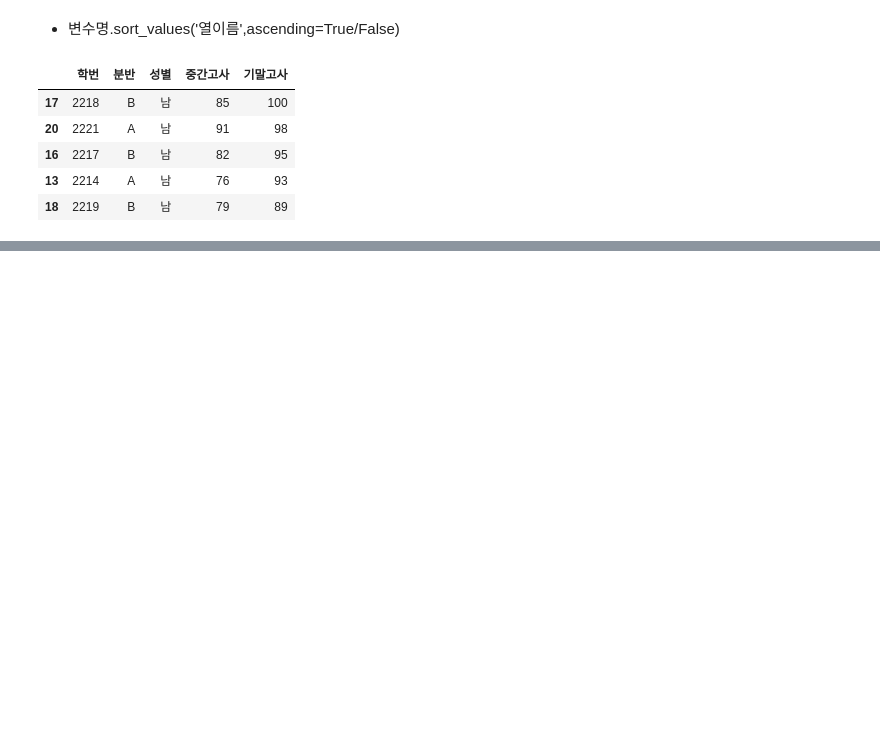
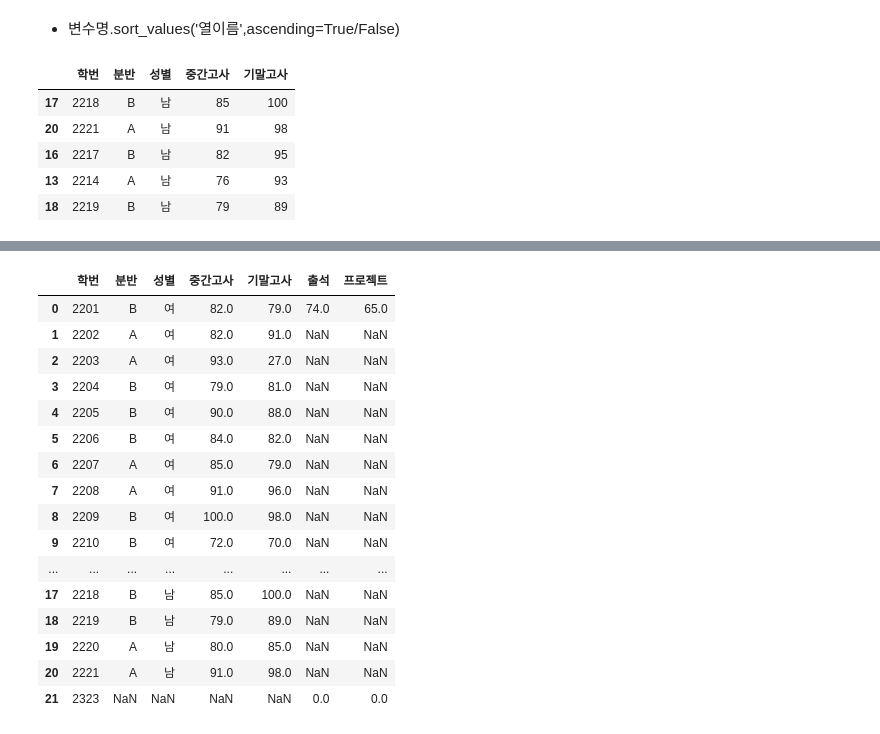
Before and after one commit to kimomin/DataAnalysis, a Jupyter notebook: 3rd_pandas.ipynb, the cells around one changed output, grey strips where cells are left out. Cells and saved outputs as stored; diff of their text form; code cells hidden in the pictures; blank space fills up the shorter version.

```diff
--- a/3rd_pandas.ipynb
+++ b/3rd_pandas.ipynb
@@ -164,0 +201,3 @@ score1.sort_values(['성별','기말고사'], ascending=[True,False]).head()
+# %%
+test1 = pd.read_csv('data/test.csv', encoding='cp949') # 폴더 경로 에러 날 때 역슬래쉬를 슬래쉬로 바꾸거나 ''앞에 r 붙이기
+test1
@@ -164,0 +250,23 @@ score1.sort_values(['성별','기말고사'], ascending=[True,False]).head()
+# %%
+# score1, test1 변수 내용을 열방향으로 결합, mgscore2로 저장, 합집합
+
+mgScore2 = pd.merge(score1, test1, on='학번', how='outer')
+mgScore2
+# %% [output]
+|  | 학번 | 분반 | 성별 | 중간고사 | 기말고사 | 출석 | 프로젝트 |
+| 0 | 2201 | B | 여 | 82.0 | 79.0 | 74.0 | 65.0 |
+| 1 | 2202 | A | 여 | 82.0 | 91.0 | NaN | NaN |
+| 2 | 2203 | A | 여 | 93.0 | 27.0 | NaN | NaN |
+| 3 | 2204 | B | 여 | 79.0 | 81.0 | NaN | NaN |
+| 4 | 2205 | B | 여 | 90.0 | 88.0 | NaN | NaN |
+| 5 | 2206 | B | 여 | 84.0 | 82.0 | NaN | NaN |
+| 6 | 2207 | A | 여 | 85.0 | 79.0 | NaN | NaN |
+| 7 | 2208 | A | 여 | 91.0 | 96.0 | NaN | NaN |
+| 8 | 2209 | B | 여 | 100.0 | 98.0 | NaN | NaN |
+| 9 | 2210 | B | 여 | 72.0 | 70.0 | NaN | NaN |
+| ... | ... | ... | ... | ... | ... | ... | ... |
+| 17 | 2218 | B | 남 | 85.0 | 100.0 | NaN | NaN |
+| 18 | 2219 | B | 남 | 79.0 | 89.0 | NaN | NaN |
+| 19 | 2220 | A | 남 | 80.0 | 85.0 | NaN | NaN |
+| 20 | 2221 | A | 남 | 91.0 | 98.0 | NaN | NaN |
+| 21 | 2323 | NaN | NaN | NaN | NaN | 0.0 | 0.0 |
```
Also changed, not shown: parts of 25 cells of this notebook.
